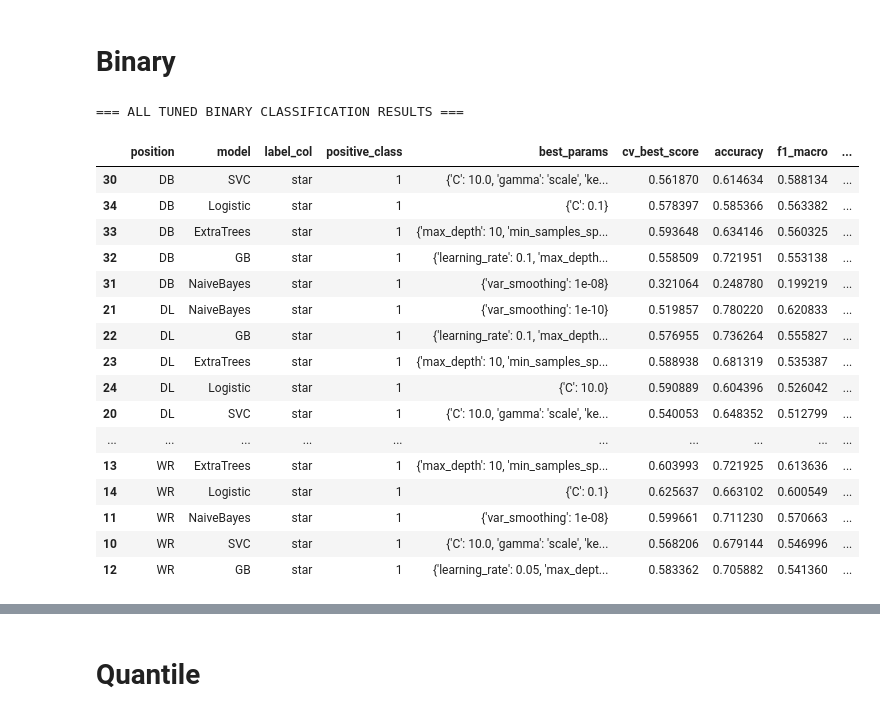
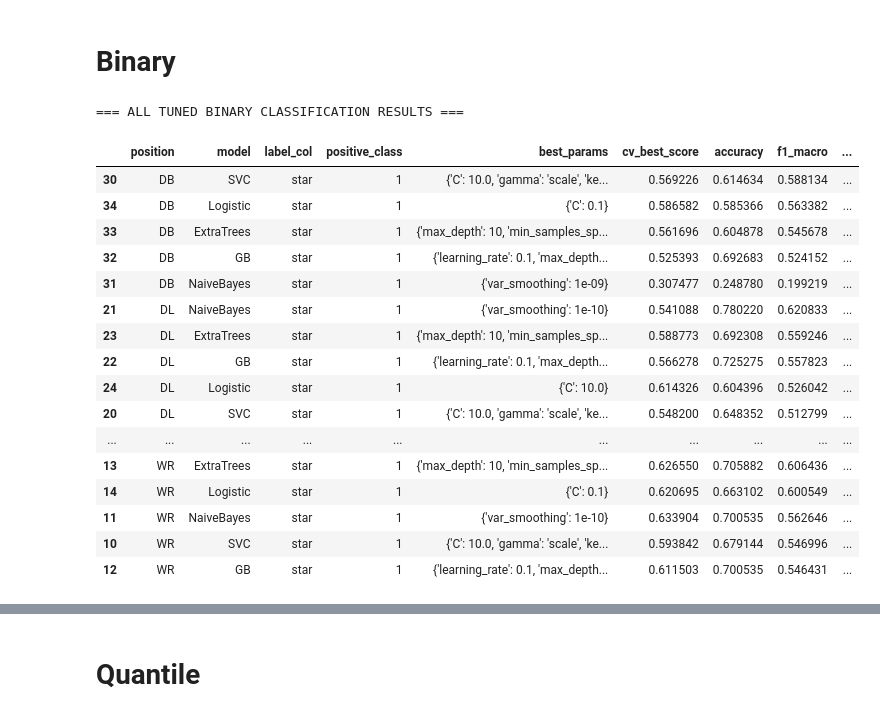
Before and after one commit to Solomon427/nfl-model, a Jupyter notebook: notebooks/fine_tuning.ipynb, the cells around one changed output, grey strips where cells are left out. Saved outputs shown, nothing was run; the diff lists cells and outputs as text; code cells hidden in the pictures.

```diff
--- a/notebooks/fine_tuning.ipynb
+++ b/notebooks/fine_tuning.ipynb
@@ -216,35 +216,35 @@ plt.show()
 # %%
 # Fine tune binary classification models
 tuned_bin_all = tune_classification_datasets(
     bin_datasets,
     label_col = "star",
     positive_class = 1,
     model_names = bin_models_to_tune,
-    cv = 3,
+    cv = 5,
     scoring = "f1_macro",
 )
 
 print("=== ALL TUNED BINARY CLASSIFICATION RESULTS ===")
 display(tuned_bin_all.sort_values(["position", "f1_macro"], ascending=[True, False]))
 # %% [output]
 === ALL TUNED BINARY CLASSIFICATION RESULTS ===
 |  | position | model | label_col | positive_class | best_params | cv_best_score | accuracy | f1_macro | ... |
-| 30 | DB | SVC | star | 1 | {'C': 10.0, 'gamma': 'scale', 'ke... | 0.561870 | 0.614634 | 0.588134 | ... |
-| 34 | DB | Logistic | star | 1 | {'C': 0.1} | 0.578397 | 0.585366 | 0.563382 | ... |
-| 33 | DB | ExtraTrees | star | 1 | {'max_depth': 10, 'min_samples_sp... | 0.593648 | 0.634146 | 0.560325 | ... |
-| 32 | DB | GB | star | 1 | {'learning_rate': 0.1, 'max_depth... | 0.558509 | 0.721951 | 0.553138 | ... |
-| 31 | DB | NaiveBayes | star | 1 | {'var_smoothing': 1e-08} | 0.321064 | 0.248780 | 0.199219 | ... |
-| 21 | DL | NaiveBayes | star | 1 | {'var_smoothing': 1e-10} | 0.519857 | 0.780220 | 0.620833 | ... |
-| 22 | DL | GB | star | 1 | {'learning_rate': 0.1, 'max_depth... | 0.576955 | 0.736264 | 0.555827 | ... |
-| 23 | DL | ExtraTrees | star | 1 | {'max_depth': 10, 'min_samples_sp... | 0.588938 | 0.681319 | 0.535387 | ... |
-| 24 | DL | Logistic | star | 1 | {'C': 10.0} | 0.590889 | 0.604396 | 0.526042 | ... |
-| 20 | DL | SVC | star | 1 | {'C': 10.0, 'gamma': 'scale', 'ke... | 0.540053 | 0.648352 | 0.512799 | ... |
+| 30 | DB | SVC | star | 1 | {'C': 10.0, 'gamma': 'scale', 'ke... | 0.569226 | 0.614634 | 0.588134 | ... |
+| 34 | DB | Logistic | star | 1 | {'C': 0.1} | 0.586582 | 0.585366 | 0.563382 | ... |
+| 33 | DB | ExtraTrees | star | 1 | {'max_depth': 10, 'min_samples_sp... | 0.561696 | 0.604878 | 0.545678 | ... |
+| 32 | DB | GB | star | 1 | {'learning_rate': 0.1, 'max_depth... | 0.525393 | 0.692683 | 0.524152 | ... |
+| 31 | DB | NaiveBayes | star | 1 | {'var_smoothing': 1e-09} | 0.307477 | 0.248780 | 0.199219 | ... |
+| 21 | DL | NaiveBayes | star | 1 | {'var_smoothing': 1e-10} | 0.541088 | 0.780220 | 0.620833 | ... |
+| 23 | DL | ExtraTrees | star | 1 | {'max_depth': 10, 'min_samples_sp... | 0.588773 | 0.692308 | 0.559246 | ... |
+| 22 | DL | GB | star | 1 | {'learning_rate': 0.1, 'max_depth... | 0.566278 | 0.725275 | 0.557823 | ... |
+| 24 | DL | Logistic | star | 1 | {'C': 10.0} | 0.614326 | 0.604396 | 0.526042 | ... |
+| 20 | DL | SVC | star | 1 | {'C': 10.0, 'gamma': 'scale', 'ke... | 0.548200 | 0.648352 | 0.512799 | ... |
 | ... | ... | ... | ... | ... | ... | ... | ... | ... | ... |
-| 13 | WR | ExtraTrees | star | 1 | {'max_depth': 10, 'min_samples_sp... | 0.603993 | 0.721925 | 0.613636 | ... |
-| 14 | WR | Logistic | star | 1 | {'C': 0.1} | 0.625637 | 0.663102 | 0.600549 | ... |
-| 11 | WR | NaiveBayes | star | 1 | {'var_smoothing': 1e-08} | 0.599661 | 0.711230 | 0.570663 | ... |
-| 10 | WR | SVC | star | 1 | {'C': 10.0, 'gamma': 'scale', 'ke... | 0.568206 | 0.679144 | 0.546996 | ... |
-| 12 | WR | GB | star | 1 | {'learning_rate': 0.05, 'max_dept... | 0.583362 | 0.705882 | 0.541360 | ... |
+| 13 | WR | ExtraTrees | star | 1 | {'max_depth': 10, 'min_samples_sp... | 0.626550 | 0.705882 | 0.606436 | ... |
+| 14 | WR | Logistic | star | 1 | {'C': 0.1} | 0.620695 | 0.663102 | 0.600549 | ... |
+| 11 | WR | NaiveBayes | star | 1 | {'var_smoothing': 1e-10} | 0.633904 | 0.700535 | 0.562646 | ... |
+| 10 | WR | SVC | star | 1 | {'C': 10.0, 'gamma': 'scale', 'ke... | 0.593842 | 0.679144 | 0.546996 | ... |
+| 12 | WR | GB | star | 1 | {'learning_rate': 0.1, 'max_depth... | 0.611503 | 0.700535 | 0.546431 | ... |
 # %%
 # Best tuned binary model per position
 best_tuned_bin = (
```
Also changed, not shown: parts of 14 cells of this notebook, 1 other file.
